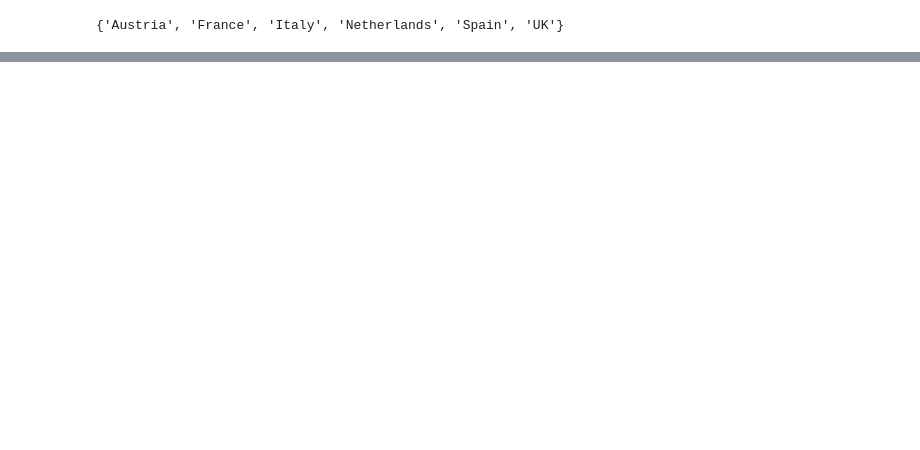
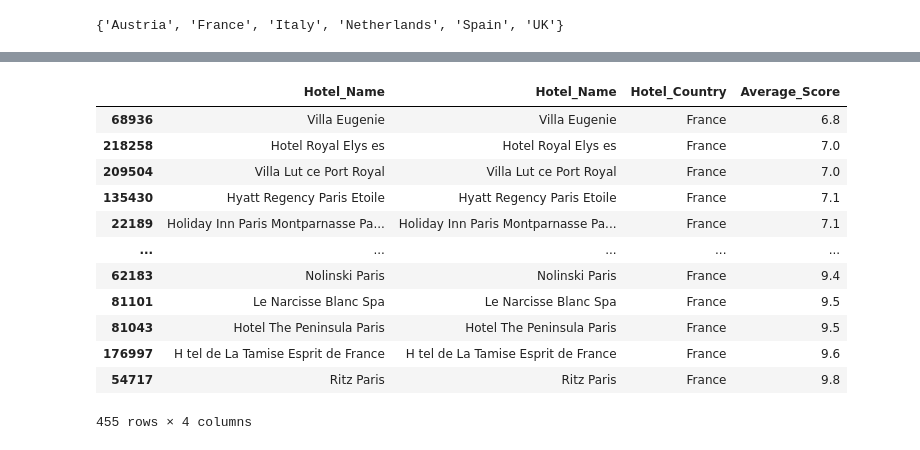
Before and after one commit to benitomartin/de-hotel-reviews, a Jupyter notebook: notebooks/EDA.ipynb, the cells around one changed output, grey strips where cells are left out. Cells and saved outputs as stored; diff of their text form; code cells hidden in the pictures; blank space fills up the shorter version.

```diff
--- a/notebooks/EDA.ipynb
+++ b/notebooks/EDA.ipynb
@@ -176,3 +221,19 @@ set(df['Hotel_Country'])
+# %%
+df_hotels_clean[df_hotels_clean.Hotel_Country == "France"].sort_values(by="Average_Score")
+# %% [output]
+|  | Hotel_Name | Hotel_Name | Hotel_Country | Average_Score |
+| 68936 | Villa Eugenie | Villa Eugenie | France | 6.8 |
+| 218258 | Hotel Royal Elys es | Hotel Royal Elys es | France | 7.0 |
+| 209504 | Villa Lut ce Port Royal | Villa Lut ce Port Royal | France | 7.0 |
+| 135430 | Hyatt Regency Paris Etoile | Hyatt Regency Paris Etoile | France | 7.1 |
+| 22189 | Holiday Inn Paris Montparnasse Pa... | Holiday Inn Paris Montparnasse Pa... | France | 7.1 |
+| ... | ... | ... | ... | ... |
+| 62183 | Nolinski Paris | Nolinski Paris | France | 9.4 |
+| 81101 | Le Narcisse Blanc Spa | Le Narcisse Blanc Spa | France | 9.5 |
+| 81043 | Hotel The Peninsula Paris | Hotel The Peninsula Paris | France | 9.5 |
+| 176997 | H tel de La Tamise Esprit de France | H tel de La Tamise Esprit de France | France | 9.6 |
+| 54717 | Ritz Paris | Ritz Paris | France | 9.8 |
+455 rows × 4 columns
 # %%
 df_parquet = df.to_parquet("../data/hotel_reviews.parquet", compression="brotli")
 # %%
```
Also changed, not shown: parts of 5 cells of this notebook, 4 other files.
